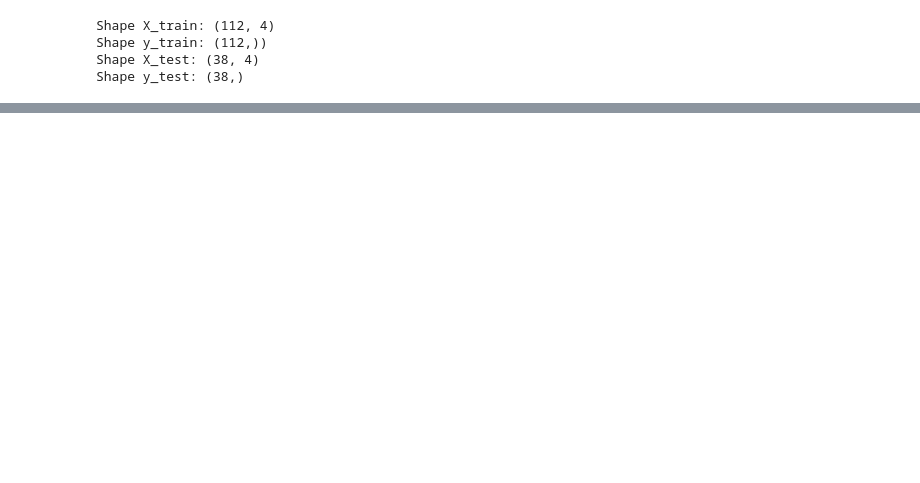
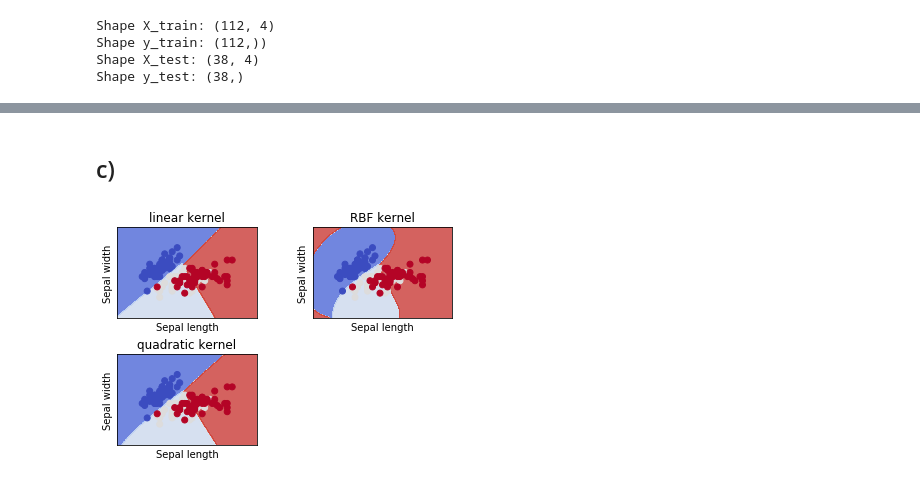
Before and after one commit to Pavana16/Machine_learning, a Jupyter notebook: Assignment_SVM2/svm2.ipynb, the cells around one changed output, grey strips where cells are left out. Cells and saved outputs as stored; diff of their text form; code cells hidden in the pictures; blank space fills up the shorter version.

```diff
--- a/Assignment_SVM2/svm2.ipynb
+++ b/Assignment_SVM2/svm2.ipynb
@@ -151,0 +142,2 @@ result_one.score(X_test,y_test)
+# %% [markdown]
+## c)
@@ -151,0 +151,41 @@ result_one.score(X_test,y_test)
+# %%
+#linear kernel
+linear_svc = svm.SVC(kernel='linear', C=C).fit(X, y)
+#RBF kernel
+rbf = svm.SVC(kernel='rbf', gamma=0.7, C=C).fit(X, y)
+#quadratic kernel
+quad = svm.SVC(kernel='poly', degree=2, C=C).fit(X, y)
+
+titles = ['linear kernel','RBF kernel','quadratic kernel']
+# %%
+#to find the min,max value for the visualization
+x_min_val, x_max_val = X.iloc[:,0].min() - 1, X.iloc[:,0].max() + 1
+y_min_val, y_max_val = X.iloc[:,1].min() - 1, X.iloc[:,1].max() + 1
+x_line, y_line = np.meshgrid(np.arange(x_min_val, x_max_val, h), np.arange(y_min_val, y_max_val, h))
+# %%
+
+for i, cls in enumerate((linear_svc, rbf, quad)):
+    # Plot the decision boundary. For that, we will assign a color to each
+    # point in the mesh [x_min, x_max]x[y_min, y_max].
+    plt.subplot(2, 2, i + 1)
+    plt.subplots_adjust(wspace=0.4, hspace=0.4)
+
+    Z = cls.predict(np.c_[x_line.ravel(), y_line.ravel()])
+    # Put the result into a color plot
+    Z = Z.reshape(x_line.shape)
+
+    plt.contourf(x_line, y_line, Z, cmap=plt.cm.coolwarm, alpha=0.8)
+
+    # Plot also the training points
+    plt.scatter(X.iloc[:, 0], X.iloc[:, 1], c=y, cmap=plt.cm.coolwarm)
+    plt.xlabel('Sepal length')
+    plt.ylabel('Sepal width')
+    plt.xlim(x_line.min(), x_line.max())
+    plt.ylim(y_line.min(), y_line.max())
+    plt.xticks(())
+    plt.yticks(())
+    plt.title(titles[i])
+
+plt.show()
+# %% [output]
+[figure, added]
```
Also changed, not shown: parts of 13 cells of this notebook.
